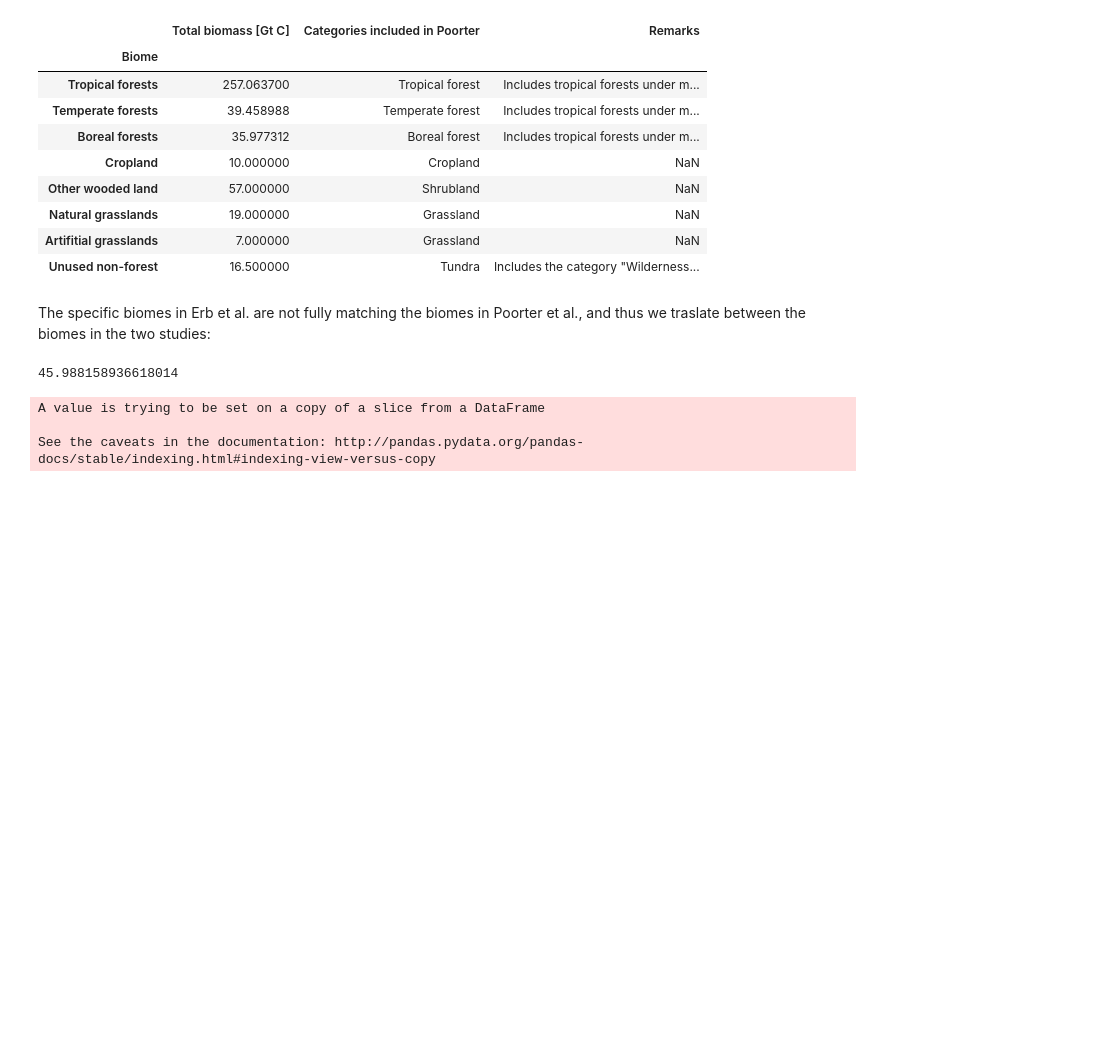
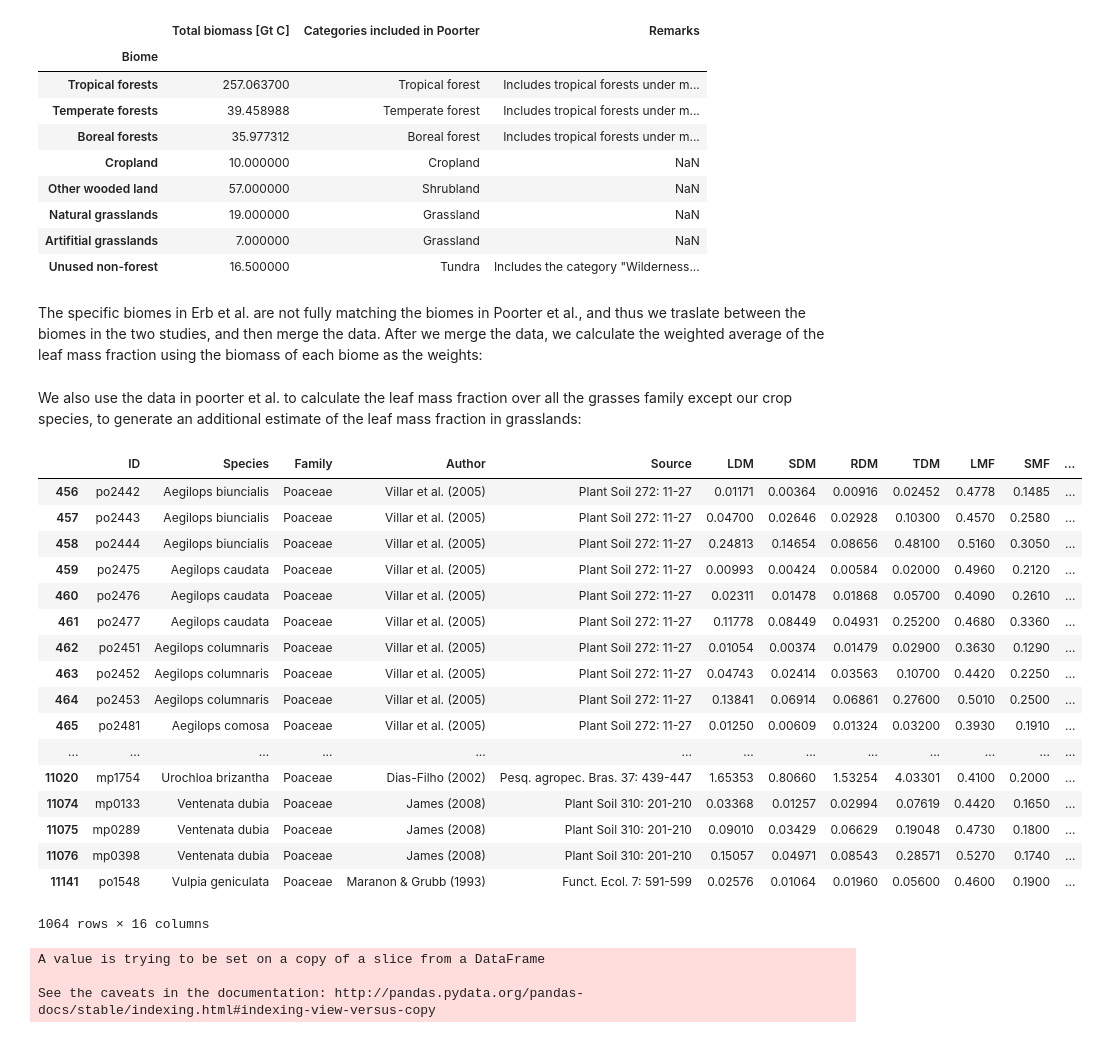
Before and after one commit to milo-lab/rubisco_mass, a Jupyter notebook: notebooks/02_leaf_mass_estimate.ipynb, the cells around one changed output. Cells and saved outputs as stored; diff of their text form; code cells hidden in the pictures; blank space fills up the shorter version.

```diff
--- a/notebooks/02_leaf_mass_estimate.ipynb
+++ b/notebooks/02_leaf_mass_estimate.ipynb
@@ -66,13 +66,40 @@ biomes
 | Artifitial grasslands | 7.000000 | Grassland | NaN |
 | Unused non-forest | 16.500000 | Tundra | Includes the category "Wilderness... |
 # %% [markdown]
-The specific biomes in Erb et al. are not fully matching the biomes in Poorter et al., and thus we traslate between the biomes in the two studies:
+The specific biomes in Erb et al. are not fully matching the biomes in Poorter et al., and thus we traslate between the biomes in the two studies, and then merge the data. After we merge the data, we calculate the weighted average of the leaf mass fraction using the biomass of each biome as the weights:
 # %%
+# Merge LMF data with the biomass of each biome
 biome_LMF = biomes.merge(fractions,left_on='Categories included in Poorter',right_index=True)
-total_leaf_mass = (biome_LMF['Total biomass [Gt C]']*biome_LMF['LMF']*2).sum()
-np.average(biome_LMF['LMF'],weights=biome_LMF['Total biomass [Gt C]'])
+
+# Calculate the weighted average of the LMF
+mean_LMF = np.average(biome_LMF['LMF'],weights=biome_LMF['Total biomass [Gt C]'])
-# %% [output]
-45.988158936618014
+# %% [markdown]
+We also use the data in poorter et al. to calculate the leaf mass fraction over all the grasses family except our crop species, to generate an additional estimate of the leaf mass fraction in grasslands:
+# %%
+# Create a copy of the biome_LMF dataframe
+biome_LMF2 = biome_LMF.copy()
+
+#
+grassland_species = LMF_species.loc[~(LMF_species.Species.isin(crop_species)) & (LMF_species.Family == 'Poaceae')]
+# %% [output]
+|  | ID | Species | Family | Author | Source | LDM | SDM | RDM | TDM | LMF | SMF | ... |
+| 456 | po2442 | Aegilops biuncialis | Poaceae | Villar et al. (2005) | Plant Soil 272: 11-27 | 0.01171 | 0.00364 | 0.00916 | 0.02452 | 0.4778 | 0.1485 | ... |
+| 457 | po2443 | Aegilops biuncialis | Poaceae | Villar et al. (2005) | Plant Soil 272: 11-27 | 0.04700 | 0.02646 | 0.02928 | 0.10300 | 0.4570 | 0.2580 | ... |
+| 458 | po2444 | Aegilops biuncialis | Poaceae | Villar et al. (2005) | Plant Soil 272: 11-27 | 0.24813 | 0.14654 | 0.08656 | 0.48100 | 0.5160 | 0.3050 | ... |
+| 459 | po2475 | Aegilops caudata | Poaceae | Villar et al. (2005) | Plant Soil 272: 11-27 | 0.00993 | 0.00424 | 0.00584 | 0.02000 | 0.4960 | 0.2120 | ... |
+| 460 | po2476 | Aegilops caudata | Poaceae | Villar et al. (2005) | Plant Soil 272: 11-27 | 0.02311 | 0.01478 | 0.01868 | 0.05700 | 0.4090 | 0.2610 | ... |
+| 461 | po2477 | Aegilops caudata | Poaceae | Villar et al. (2005) | Plant Soil 272: 11-27 | 0.11778 | 0.08449 | 0.04931 | 0.25200 | 0.4680 | 0.3360 | ... |
+| 462 | po2451 | Aegilops columnaris | Poaceae | Villar et al. (2005) | Plant Soil 272: 11-27 | 0.01054 | 0.00374 | 0.01479 | 0.02900 | 0.3630 | 0.1290 | ... |
+| 463 | po2452 | Aegilops columnaris | Poaceae | Villar et al. (2005) | Plant Soil 272: 11-27 | 0.04743 | 0.02414 | 0.03563 | 0.10700 | 0.4420 | 0.2250 | ... |
+| 464 | po2453 | Aegilops columnaris | Poaceae | Villar et al. (2005) | Plant Soil 272: 11-27 | 0.13841 | 0.06914 | 0.06861 | 0.27600 | 0.5010 | 0.2500 | ... |
+| 465 | po2481 | Aegilops comosa | Poaceae | Villar et al. (2005) | Plant Soil 272: 11-27 | 0.01250 | 0.00609 | 0.01324 | 0.03200 | 0.3930 | 0.1910 | ... |
+| ... | ... | ... | ... | ... | ... | ... | ... | ... | ... | ... | ... | ... |
+| 11020 | mp1754 | Urochloa brizantha | Poaceae | Dias-Filho (2002) | Pesq. agropec. Bras. 37: 439-447 | 1.65353 | 0.80660 | 1.53254 | 4.03301 | 0.4100 | 0.2000 | ... |
+| 11074 | mp0133 | Ventenata dubia | Poaceae | James (2008) | Plant Soil 310: 201-210 | 0.03368 | 0.01257 | 0.02994 | 0.07619 | 0.4420 | 0.1650 | ... |
+| 11075 | mp0289 | Ventenata dubia | Poaceae | James (2008) | Plant Soil 310: 201-210 | 0.09010 | 0.03429 | 0.06629 | 0.19048 | 0.4730 | 0.1800 | ... |
+| 11076 | mp0398 | Ventenata dubia | Poaceae | James (2008) | Plant Soil 310: 201-210 | 0.15057 | 0.04971 | 0.08543 | 0.28571 | 0.5270 | 0.1740 | ... |
+| 11141 | po1548 | Vulpia geniculata | Poaceae | Maranon & Grubb (1993) | Funct. Ecol. 7: 591-599 | 0.02576 | 0.01064 | 0.01960 | 0.05600 | 0.4600 | 0.1900 | ... |
+1064 rows × 16 columns
 # %%
 # Calculate the sum of the mass fractions of leaves and roots
 leaf_frac = fractions[['LMF','95% CI']]
```
Also changed, not shown: parts of 1 cell of this notebook.
